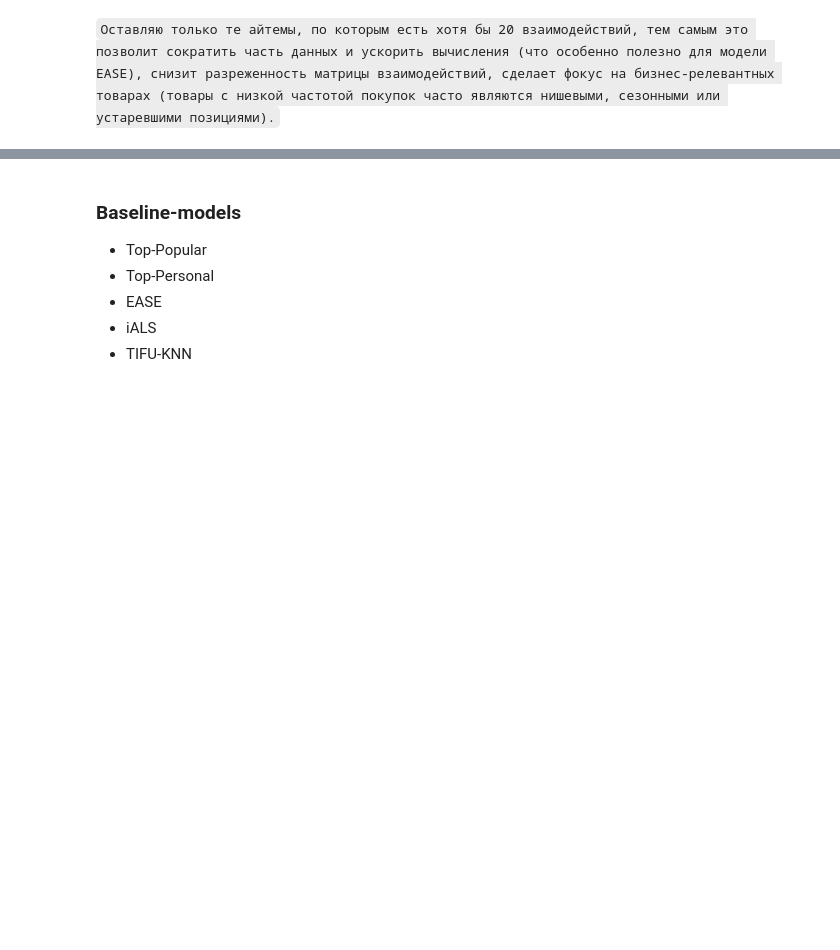
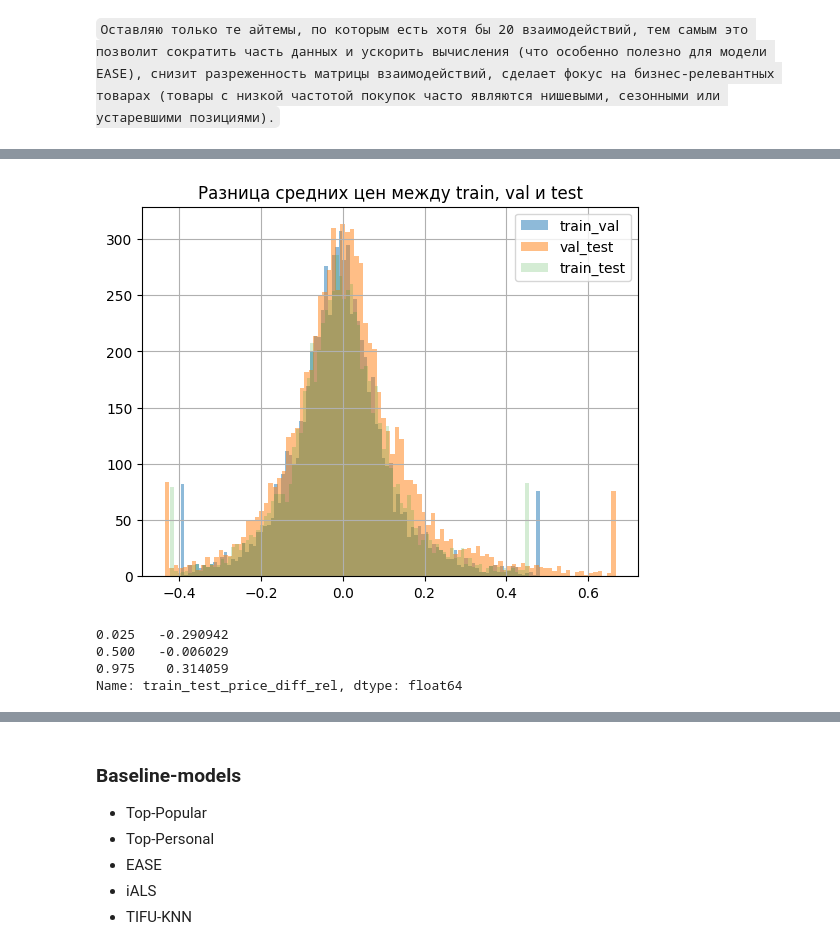
Before and after one commit to Lak1n26/hse-masters-thesis-2026, a Jupyter notebook: baseline.ipynb, the cells around one changed output, grey strips where cells are left out. Drawn from its saved outputs; the diff is of its cells as text; code cells hidden in the pictures; blank space fills up the shorter version.

```diff
--- a/baseline.ipynb
+++ b/baseline.ipynb
@@ -70,0 +124,15 @@ joined.head(10)
+# %%
+# разница средних цен между train, val и test
+joined_with_prices['train_val_price_diff_abs'] = joined_with_prices['avg_val_price'] - joined_with_prices['avg_train_price']
+joined_with_prices['train_val_price_diff_rel'] = (joined_with_prices['avg_val_price'] - joined_with_prices['avg_train_price']) / (joined_with_prices['avg_train_price'] + 1e-6)
+joined_with_prices['val_test_price_diff_abs'] = joined_with_prices['avg_test_price'] - joined_with_prices['avg_val_price']
+joined_with_prices['val_test_price_diff_rel'] = (joined_with_prices['avg_test_price'] - joined_with_prices['avg_val_price']) / (joined_with_prices['avg_val_price'] + 1e-6)
+joined_with_prices['train_test_price_diff_abs'] = joined_with_prices['avg_test_price'] - joined_with_prices['avg_train_price']
+joined_with_prices['train_test_price_diff_rel'] = (joined_with_prices['avg_test_price'] - joined_with_prices['avg_train_price']) / (joined_with_prices['avg_train_price'] + 1e-6)
+
+# в процессе возникают случаи деления на 0, тогда относительные разницы будут равны огромным значениям, клипую по 1 и 99 персентилям
+joined_with_prices['train_val_price_diff_rel'] = joined_with_prices['train_val_price_diff_rel'].clip(lower=joined_with_prices['train_val_price_diff_rel'].quantile(0.01), upper=joined_with_prices['train_val_price_diff_rel'].quantile(0.99))
+joined_with_prices['val_test_price_diff_rel'] = joined_with_prices['val_test_price_diff_rel'].clip(lower=joined_with_prices['val_test_price_diff_rel'].quantile(0.01), upper=joined_with_prices['val_test_price_diff_rel'].quantile(0.99))
+joined_with_prices['train_test_price_diff_rel'] = joined_with_prices['train_test_price_diff_rel'].clip(lower=joined_with_prices['train_test_price_diff_rel'].quantile(0.01), upper=joined_with_prices['train_test_price_diff_rel'].quantile(0.99))
+
+joined_with_prices.head(3)
@@ -70,0 +144,16 @@ joined.head(10)
+# %%
+joined_with_prices['train_val_price_diff_rel'].hist(bins=100, alpha=0.5, label='train_val')
+joined_with_prices['val_test_price_diff_rel'].hist(bins=100, alpha=0.5, label='val_test')
+joined_with_prices['train_test_price_diff_rel'].hist(bins=100, alpha=0.2, label='train_test')
+plt.legend()
+plt.title('Разница средних цен между train, val и test')
+plt.show()
+# %% [output]
+[figure, added]
+# %%
+joined_with_prices['train_test_price_diff_rel'].quantile([0.025, 0.5, 0.975])
+# %% [output]
+0.025   -0.290942
+0.500   -0.006029
+0.975    0.314059
+Name: train_test_price_diff_rel, dtype: float64
```
Also changed, not shown: parts of 36 cells of this notebook, 6 other files.
